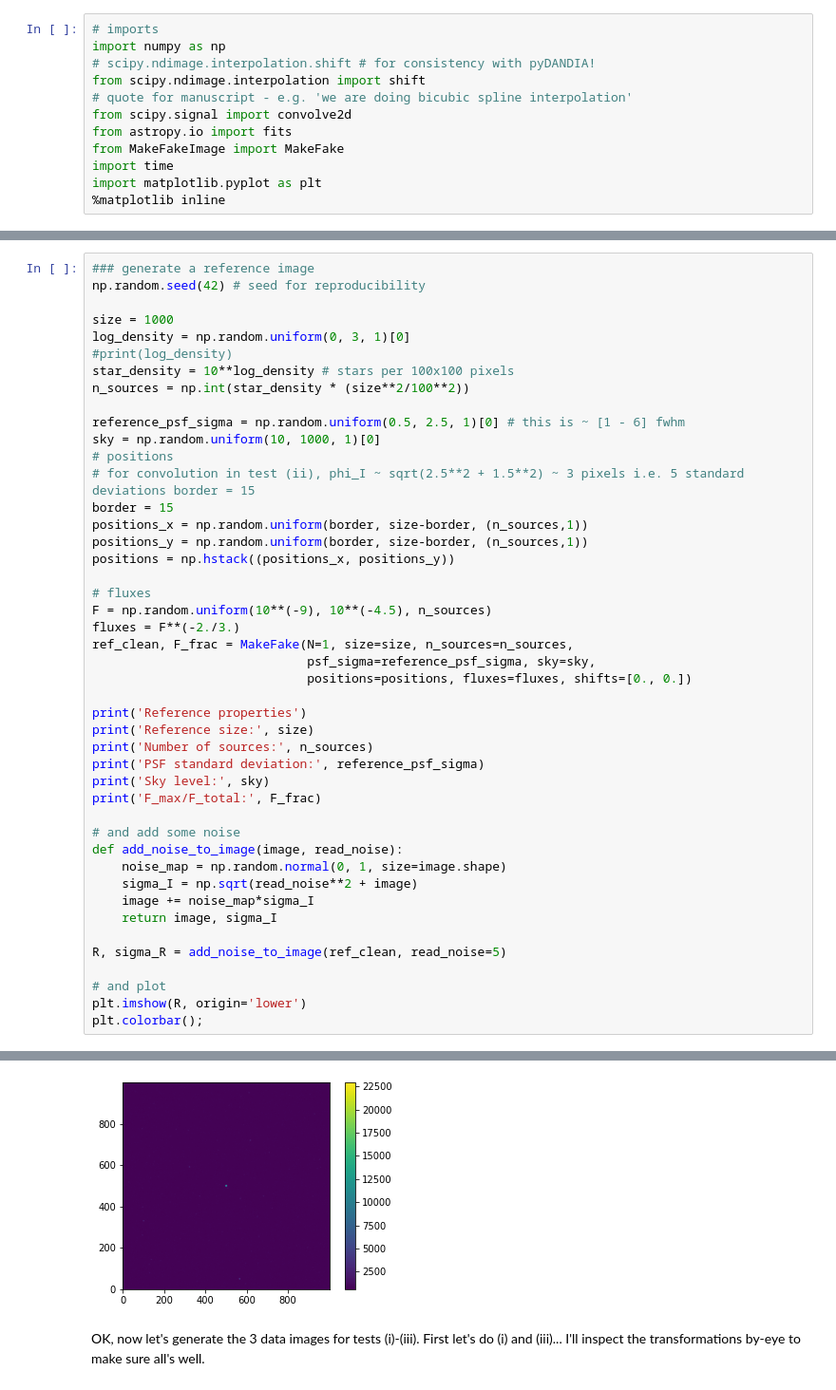
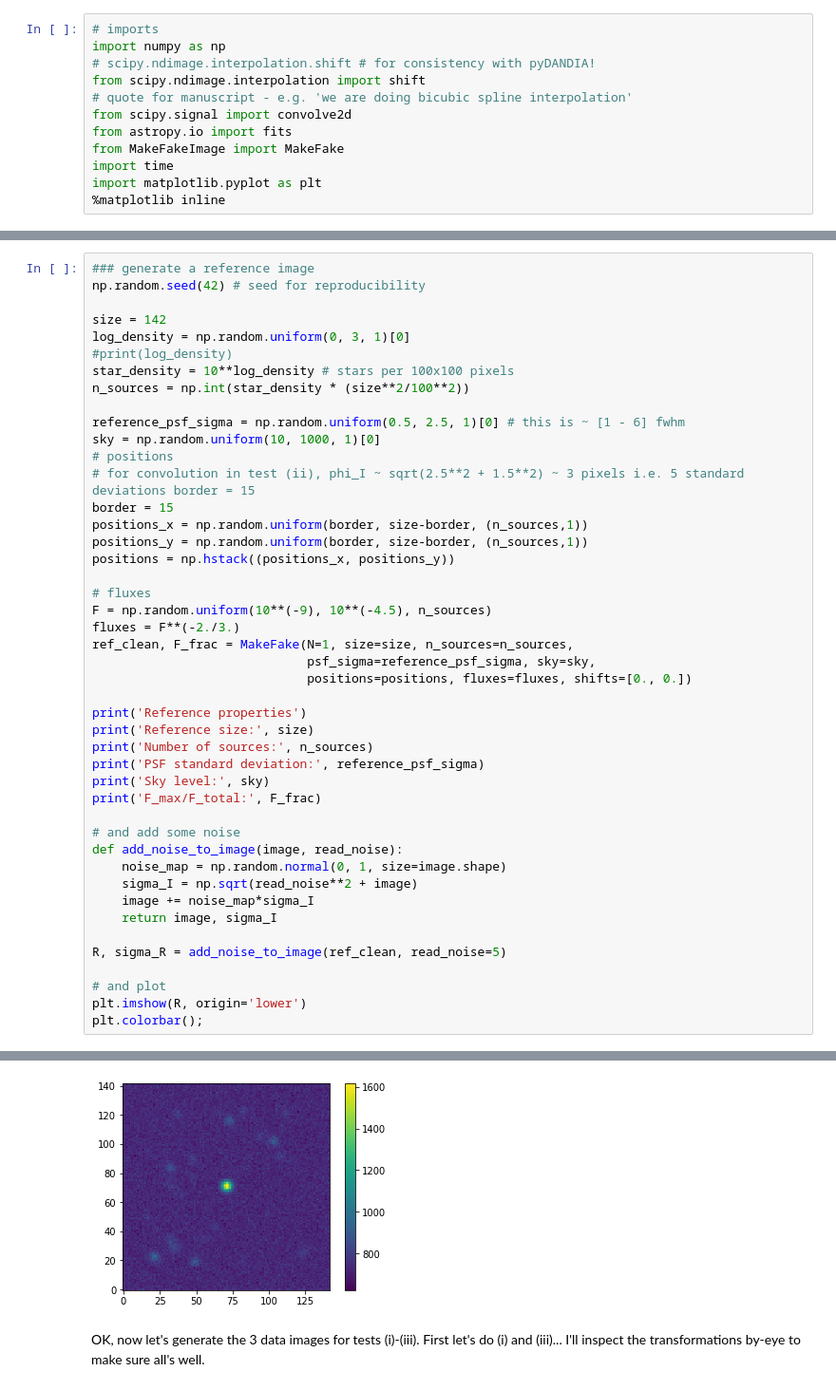
Before and after one commit to jah1994/PyTorchDIA, a Jupyter notebook: Additional simulation tests (Section 3).ipynb, the cells around one changed output, grey strips where cells are left out. Shown at 95% size. Drawn from its saved outputs; the diff is of its cells as text.

```diff
--- a/Additional simulation tests (Section 3).ipynb
+++ b/Additional simulation tests (Section 3).ipynb
@@ -26,7 +26,7 @@ In the cell below we'll generate a synthetic reference image. This uses the imag
 ### generate a reference image
 np.random.seed(42) # seed for reproducibility
 
-size = 1000
+size = 142
 log_density = np.random.uniform(0, 3, 1)[0]
 #print(log_density)
 star_density = 10**log_density # stars per 100x100 pixels
@@ -79,4 +79,4 @@ F_max/F_total: 0.17628387964244158
-[figure, old version]
+[figure, new version]
 # %% [markdown]
 OK, now let's generate the 3 data images for tests (i)-(iii).
 First let's do (i) and (iii)...
```
Also changed, not shown: parts of 37 cells of this notebook.
